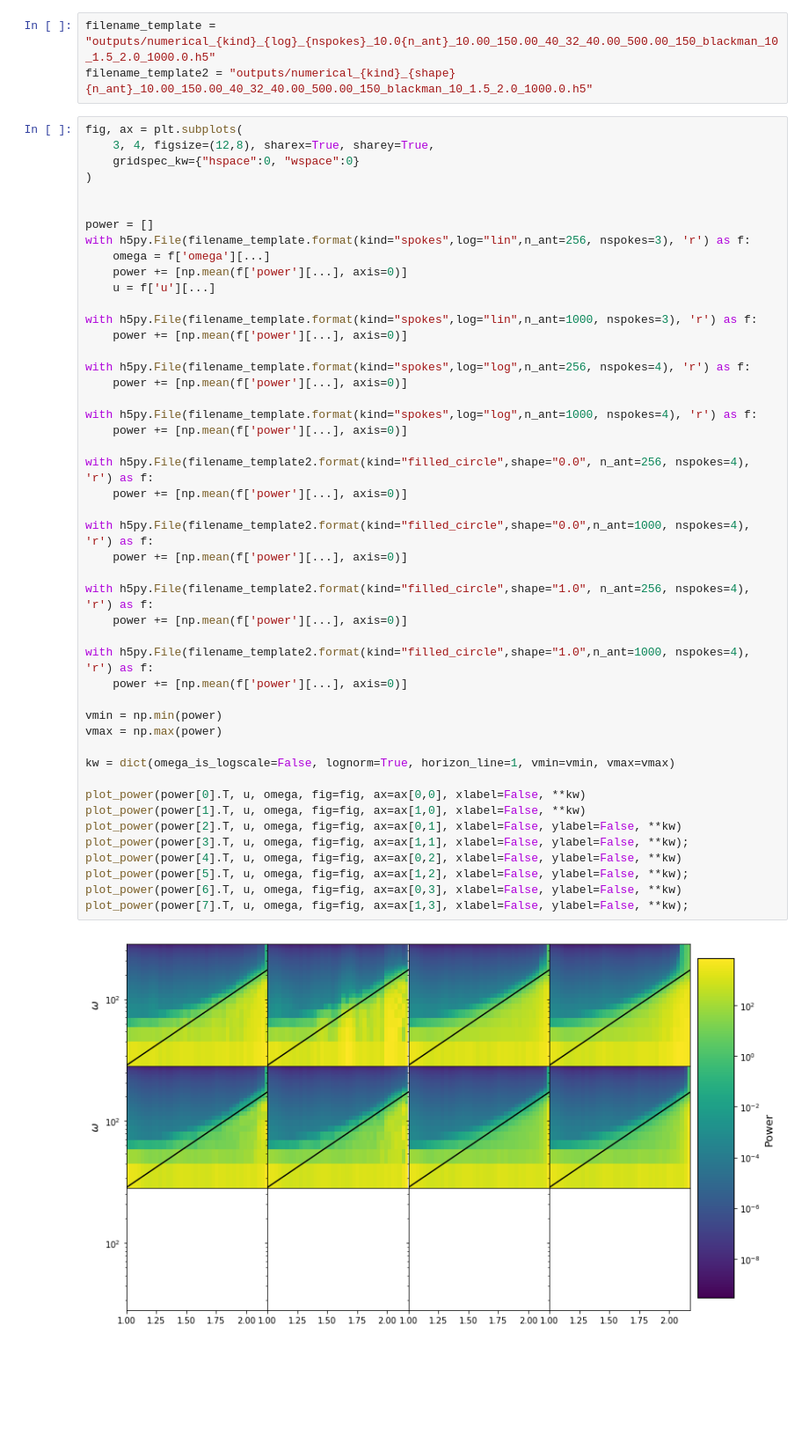
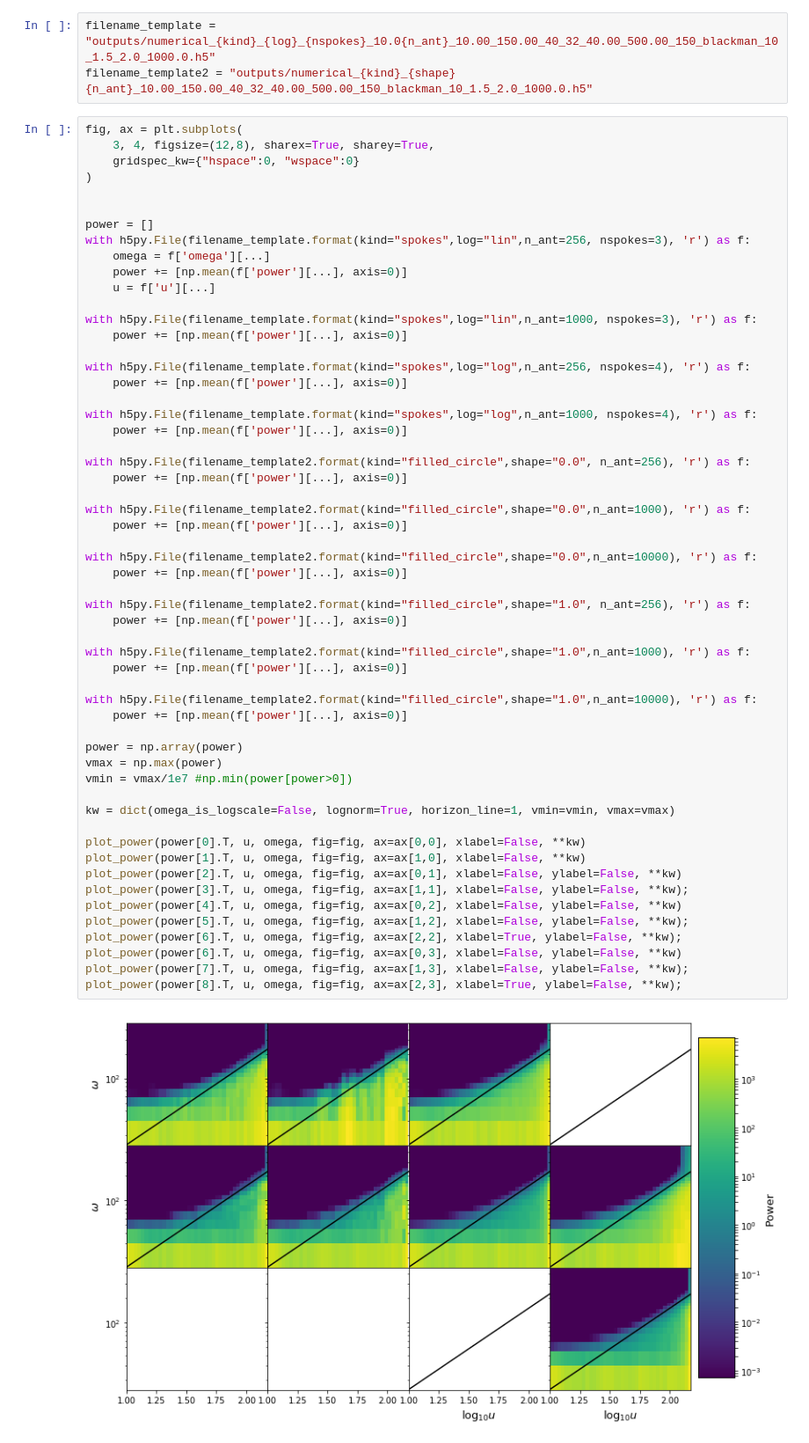
Before and after one commit to steven-murray/point_source_simulator, a Jupyter notebook: devel/ray_bolger/plots.ipynb, the cells around one changed output. Shown at 88% size. Saved outputs shown, nothing was run; the diff lists cells and outputs as text; blank space fills up the shorter version.

Commit message:
update plots

```diff
--- a/devel/ray_bolger/plots.ipynb
+++ b/devel/ray_bolger/plots.ipynb
@@ -199,36 +210,45 @@ with h5py.File(filename_template.format(kind="spokes",log="lin",n_ant=256, nspok
 with h5py.File(filename_template.format(kind="spokes",log="lin",n_ant=1000, nspokes=3), 'r') as f:
     power += [np.mean(f['power'][...], axis=0)]
 
 with h5py.File(filename_template.format(kind="spokes",log="log",n_ant=256, nspokes=4), 'r') as f:
     power += [np.mean(f['power'][...], axis=0)]
 
 with h5py.File(filename_template.format(kind="spokes",log="log",n_ant=1000, nspokes=4), 'r') as f:
     power += [np.mean(f['power'][...], axis=0)]
 
-with h5py.File(filename_template2.format(kind="filled_circle",shape="0.0", n_ant=256, nspokes=4), 'r') as f:
+with h5py.File(filename_template2.format(kind="filled_circle",shape="0.0", n_ant=256), 'r') as f:
     power += [np.mean(f['power'][...], axis=0)]
 
-with h5py.File(filename_template2.format(kind="filled_circle",shape="0.0",n_ant=1000, nspokes=4), 'r') as f:
+with h5py.File(filename_template2.format(kind="filled_circle",shape="0.0",n_ant=1000), 'r') as f:
     power += [np.mean(f['power'][...], axis=0)]
 
-with h5py.File(filename_template2.format(kind="filled_circle",shape="1.0", n_ant=256, nspokes=4), 'r') as f:
+with h5py.File(filename_template2.format(kind="filled_circle",shape="0.0",n_ant=10000), 'r') as f:
     power += [np.mean(f['power'][...], axis=0)]
 
-with h5py.File(filename_template2.format(kind="filled_circle",shape="1.0",n_ant=1000, nspokes=4), 'r') as f:
+with h5py.File(filename_template2.format(kind="filled_circle",shape="1.0", n_ant=256), 'r') as f:
     power += [np.mean(f['power'][...], axis=0)]
 
-vmin = np.min(power)
+with h5py.File(filename_template2.format(kind="filled_circle",shape="1.0",n_ant=1000), 'r') as f:
+    power += [np.mean(f['power'][...], axis=0)]
+
+with h5py.File(filename_template2.format(kind="filled_circle",shape="1.0",n_ant=10000), 'r') as f:
+    power += [np.mean(f['power'][...], axis=0)]
+
+power = np.array(power)
 vmax = np.max(power)
+vmin = vmax/1e7 #np.min(power[power>0])
 
 kw = dict(omega_is_logscale=False, lognorm=True, horizon_line=1, vmin=vmin, vmax=vmax)
 
 plot_power(power[0].T, u, omega, fig=fig, ax=ax[0,0], xlabel=False, **kw)
 plot_power(power[1].T, u, omega, fig=fig, ax=ax[1,0], xlabel=False, **kw)
 plot_power(power[2].T, u, omega, fig=fig, ax=ax[0,1], xlabel=False, ylabel=False, **kw)
 plot_power(power[3].T, u, omega, fig=fig, ax=ax[1,1], xlabel=False, ylabel=False, **kw);
 plot_power(power[4].T, u, omega, fig=fig, ax=ax[0,2], xlabel=False, ylabel=False, **kw)
 plot_power(power[5].T, u, omega, fig=fig, ax=ax[1,2], xlabel=False, ylabel=False, **kw);
+plot_power(power[6].T, u, omega, fig=fig, ax=ax[2,2], xlabel=True, ylabel=False, **kw);
 plot_power(power[6].T, u, omega, fig=fig, ax=ax[0,3], xlabel=False, ylabel=False, **kw)
 plot_power(power[7].T, u, omega, fig=fig, ax=ax[1,3], xlabel=False, ylabel=False, **kw);
+plot_power(power[8].T, u, omega, fig=fig, ax=ax[2,3], xlabel=True, ylabel=False, **kw);
 # %% [output]
-[figure, old version]
+[figure, new version]
```
Also changed, not shown: parts of 12 cells of this notebook, 1 other file.
